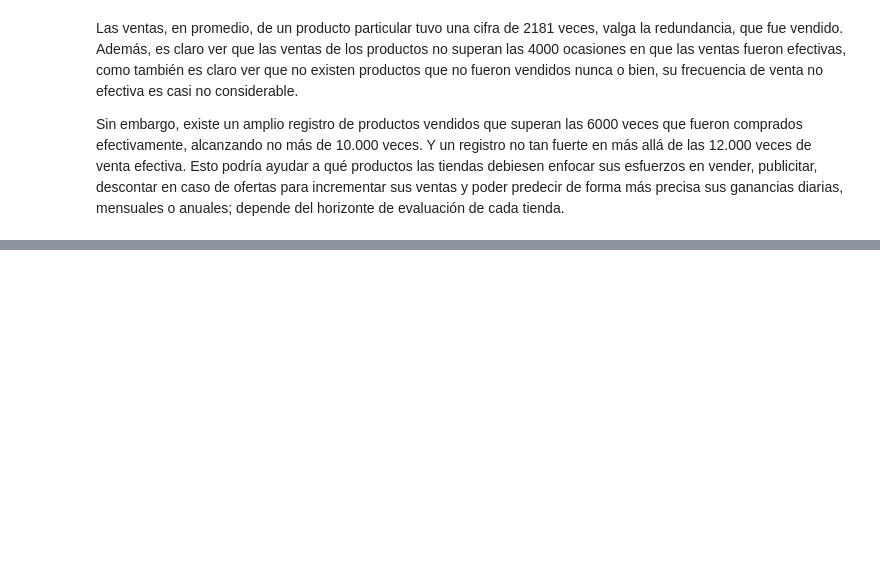
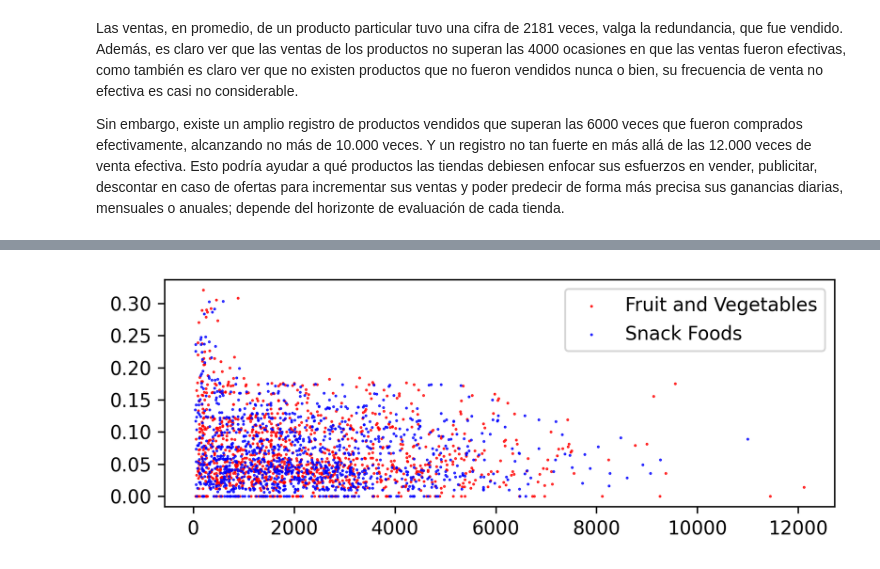
Before and after one commit to chernandezrojas1991/predicciones-de-ventas-de-alimentos, a Jupyter notebook: predicciones_de_ventas_de_alimentos.ipynb, the cells around one changed output, grey strips where cells are left out. Saved outputs shown, nothing was run; the diff lists cells and outputs as text; code cells hidden in the pictures; blank space fills up the shorter version.

```diff
--- a/predicciones_de_ventas_de_alimentos.ipynb
+++ b/predicciones_de_ventas_de_alimentos.ipynb
@@ -280,0 +339,28 @@ Sin embargo, existe un amplio registro de productos vendidos que superan las 600
+# %%
+multivariate_visualizations_figure = plt.figure(dpi = 300)
+multivariate_ax1 = multivariate_visualizations_figure.add_subplot(2,1,1)
+
+#Filter by Fruits and Vegetables / Snack Foods
+first_foods_filter = sales_prediction_df["item_type"].eq("Fruits and Vegetables") | sales_prediction_df["item_type"].eq("Snack Foods")
+first_two_foods_df = sales_prediction_df.loc[first_foods_filter,:]
+
+#Adjustment axis Y
+yRange = np.arange(first_two_foods_df['item_visibility'].min(), first_two_foods_df['item_visibility'].max(), 0.05)
+plt.yticks(yRange)
+
+#Get outlet sales according to item types with more profits
+x_axis_fruit_sales =  sales_prediction_df.loc[sales_prediction_df["item_type"].eq("Fruits and Vegetables"), "item_outlet_sales"]
+x_axis_snack_sales =  sales_prediction_df.loc[sales_prediction_df["item_type"].eq("Snack Foods"), "item_outlet_sales"]
+y_axis_fruit_visibility = sales_prediction_df.loc[sales_prediction_df["item_type"].eq("Fruits and Vegetables"), "item_visibility"]
+y_axis_snack_visibility = sales_prediction_df.loc[sales_prediction_df["item_type"].eq("Snack Foods"), "item_visibility"]
+
+sales = {'Fruit and Vegetables': np.array(x_axis_fruit_sales), 'Snack Foods': np.array(x_axis_snack_sales)}
+visibility = {'Fruit and Vegetables': np.array(y_axis_fruit_visibility), 'Snack Foods': np.array(y_axis_snack_visibility)}
+
+plt.scatter(sales['Fruit and Vegetables'], visibility['Fruit and Vegetables'], c='red', s=0.2, label='Fruit and Vegetables')
+plt.scatter(sales['Snack Foods'], visibility['Snack Foods'], c='blue', s=0.2, label='Snack Foods')
+
+multivariate_ax1.legend(loc = 'upper right')
+plt.show()
+# %% [output]
+[figure, added]
```
Also changed, not shown: parts of 13 cells of this notebook.
